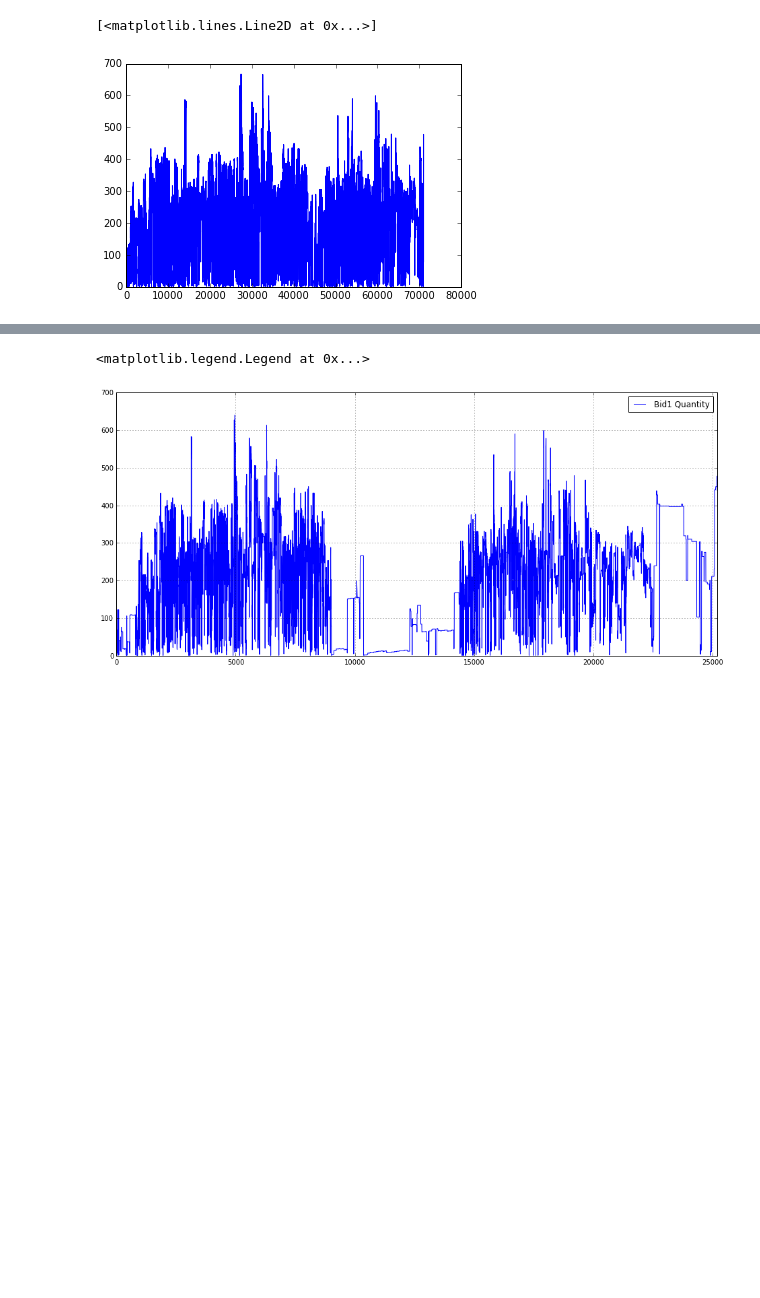
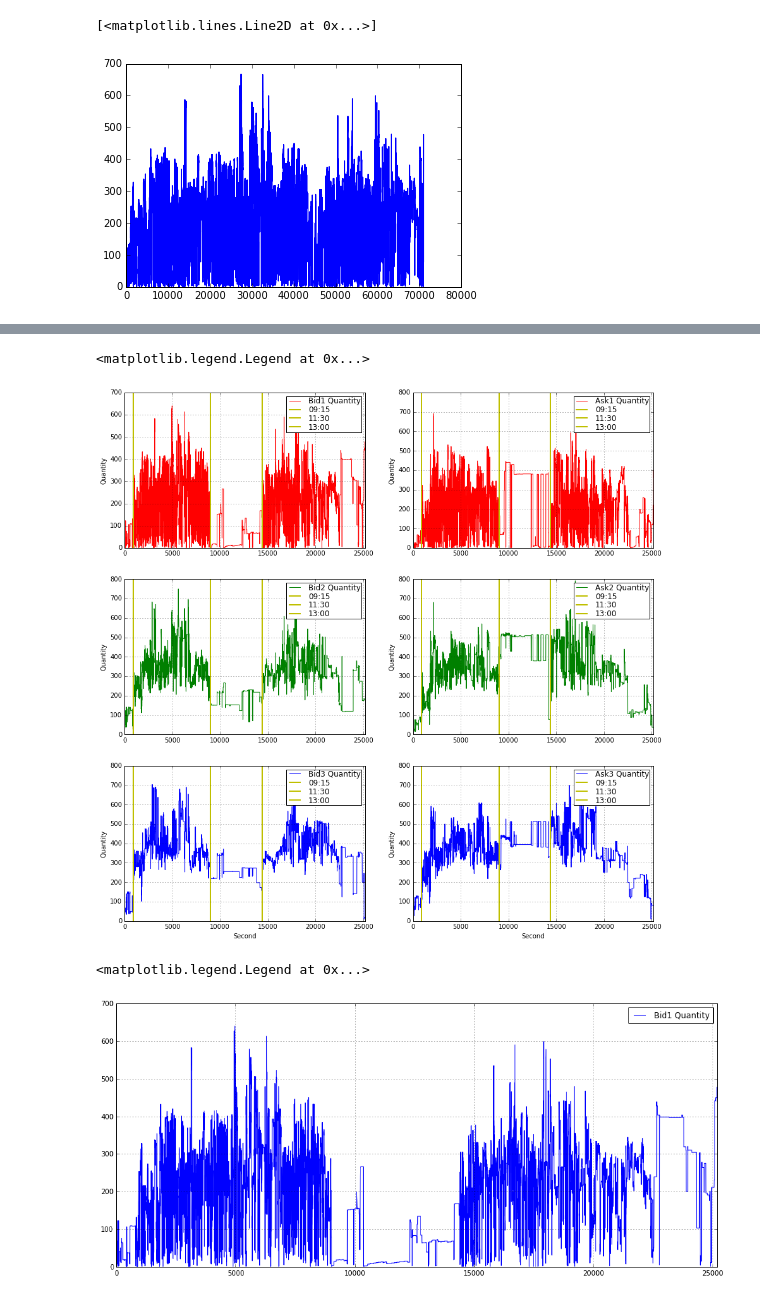
Before and after one commit to rorysroes/SGX-Full-OrderBook-Tick-Data-Trading-Strategy, a Jupyter notebook: strategy/back_testing.ipynb, the cells around one changed output, grey strips where cells are left out. Saved outputs shown, nothing was run; the diff lists cells and outputs as text; code cells hidden in the pictures; blank space fills up the shorter version.

```diff
--- a/strategy/back_testing.ipynb
+++ b/strategy/back_testing.ipynb
@@ -140,3 +183,73 @@ plot(Bid1_Quantity_16)
+# %%
+plt.figure(figsize = (15,15))
+plt.subplot(321)
+plt.grid()
+plot(Bid1_Quantity_16_,label = 'Bid1 Quantity',color = 'r')
+plt.xlim(0.0,25200)
+plt.axvline(x = 900 ,color = 'y',linestyle = '-',label = '09:15', linewidth = 2)
+plt.axvline(x = 9000 ,color = 'y',linestyle = '-',label = '11:30', linewidth = 2)
+plt.axvline(x = 14400 ,color = 'y',linestyle = '-',label = '13:00', linewidth = 2)
+#plt.xlabel("Second")
+plt.ylabel("Quantity")
+plt.legend(loc = 1,borderpad = 0.08,labelspacing = 0.08)
+
+plt.subplot(323)
+plt.grid()
+plot(Bid2_Quantity_16_,label = 'Bid2 Quantity',color = 'g')
+plt.xlim(0.0,25200)
+plt.axvline(x = 900 ,color = 'y',linestyle = '-',label = '09:15', linewidth = 2)
+plt.axvline(x = 9000 ,color = 'y',linestyle = '-',label = '11:30', linewidth = 2)
+plt.axvline(x = 14400 ,color = 'y',linestyle = '-',label = '13:00', linewidth = 2)
+#plt.xlabel("Second")
+plt.ylabel("Quantity")
+plt.legend(loc = 1,borderpad = 0.08,labelspacing = 0.08)
+plt.subplot(325)
+
+plt.grid()
+plot(Bid3_Quantity_16_,label = 'Bid3 Quantity',color = 'b')
+plt.xlim(0.0,25200)
+plt.axvline(x = 900 ,color = 'y',linestyle = '-',label = '09:15', linewidth = 2)
+plt.axvline(x = 9000 ,color = 'y',linestyle = '-',label = '11:30', linewidth = 2)
+plt.axvline(x = 14400 ,color = 'y',linestyle = '-',label = '13:00', linewidth = 2)
+plt.xlabel("Second")
+plt.ylabel("Quantity")
+plt.legend(loc = 1,borderpad = 0.08,labelspacing = 0.08)
+plt.subplot(322)
+
+plt.grid()
+plot(Ask1_Quantity_16_,label = 'Ask1 Quantity',color = 'r')
+plt.xlim(0.0,25200)
+plt.axvline(x = 900 ,color = 'y',linestyle = '-',label = '09:15', linewidth = 2)
+plt.axvline(x = 9000 ,color = 'y',linestyle = '-',label = '11:30', linewidth = 2)
+plt.axvline(x = 14400 ,color = 'y',linestyle = '-',label = '13:00', linewidth = 2)
+#plt.xlabel("Second")
+plt.ylabel("Quantity")
+plt.legend(loc = 1,borderpad = 0.08,labelspacing = 0.08)
+
+plt.subplot(324)
+plt.grid()
+plot(Ask2_Quantity_16_,label = 'Ask2 Quantity',color = 'g')
+plt.xlim(0.0,25200)
+plt.axvline(x = 900 ,color = 'y',linestyle = '-',label = '09:15', linewidth = 2)
+plt.axvline(x = 9000 ,color = 'y',linestyle = '-',label = '11:30', linewidth = 2)
+plt.axvline(x = 14400 ,color = 'y',linestyle = '-',label = '13:00', linewidth = 2)
+#plt.xlabel("Second")
+plt.ylabel("Quantity")
+plt.legend(loc = 1,borderpad = 0.08,labelspacing = 0.08)
+
+plt.subplot(326)
+plt.grid()
+plot(Ask3_Quantity_16_,label = 'Ask3 Quantity',color = 'b')
+plt.xlim(0.0,25200)
+plt.axvline(x = 900 ,color = 'y',linestyle = '-',label = '09:15', linewidth = 2)
+plt.axvline(x = 9000 ,color = 'y',linestyle = '-',label = '11:30', linewidth = 2)
+plt.axvline(x = 14400 ,color = 'y',linestyle = '-',label = '13:00', linewidth = 2)
+plt.xlabel("Second")
+plt.ylabel("Quantity")
+plt.legend(loc = 1,borderpad = 0.08,labelspacing = 0.08)
+# %% [output]
+<matplotlib.legend.Legend at 0x...>
+[figure, added]
 # %%
 Bid1_Quantity_16_ = []
 for i in range(0,25200,1):
```
Also changed, not shown: parts of 13 cells of this notebook.
